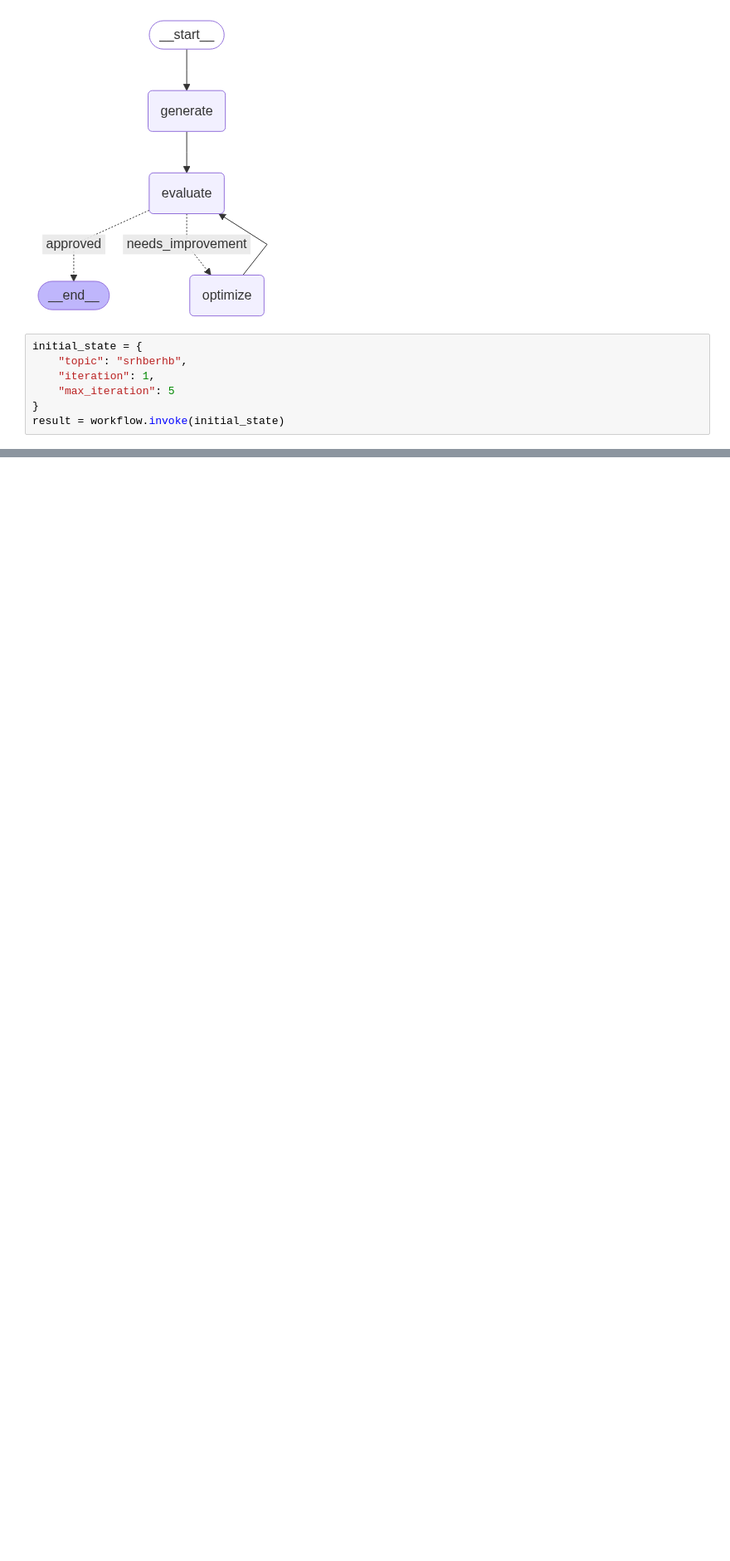
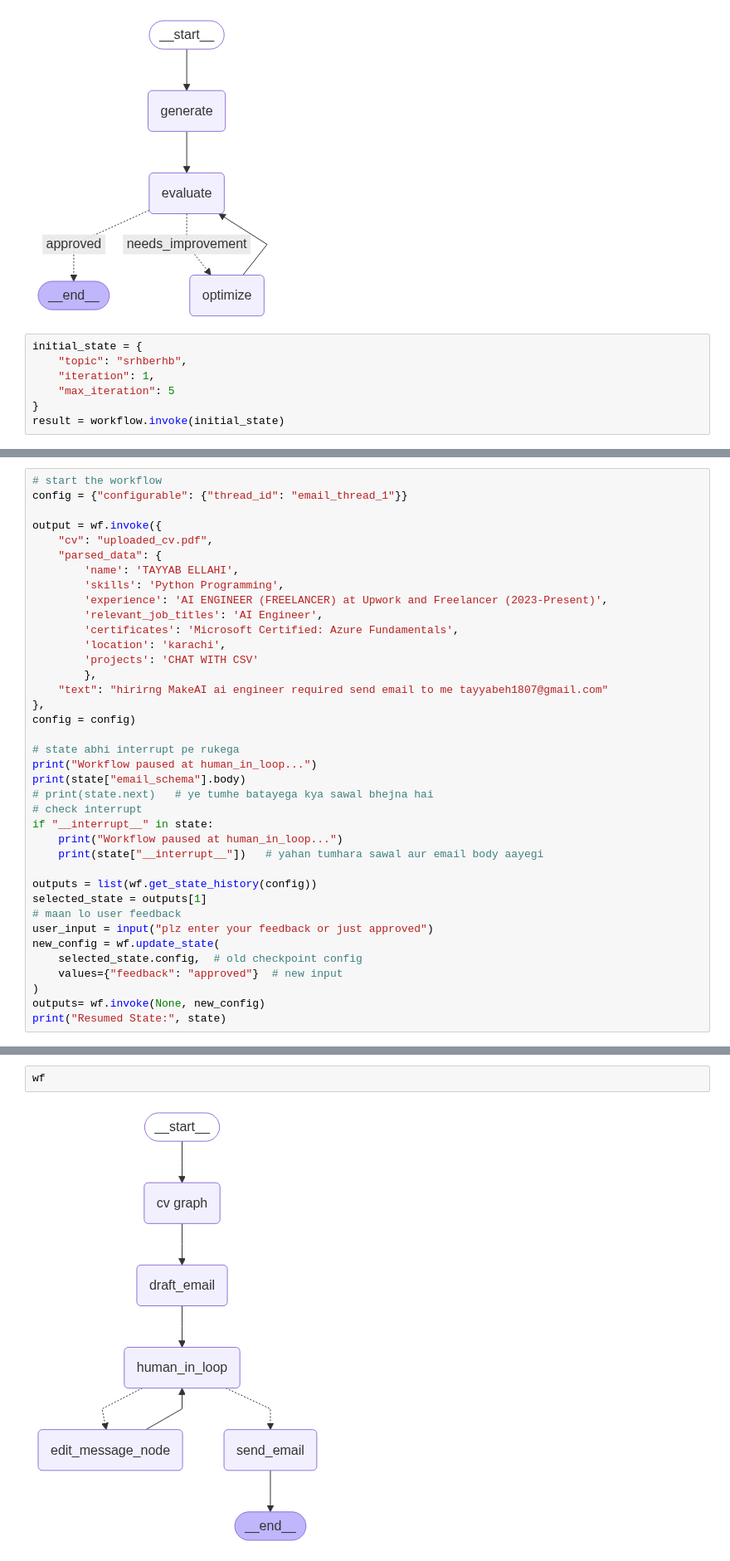
Before and after one commit to tayyabeh/AI-Practice, a Jupyter notebook: langraph learning/iterative_workflow.ipynb, the cells around one changed output, grey strips where cells are left out. Shown at 83% size. Saved outputs shown, nothing was run; the diff lists cells and outputs as text; blank space fills up the shorter version.

```diff
--- a/langraph learning/iterative_workflow.ipynb
+++ b/langraph learning/iterative_workflow.ipynb
@@ -164,0 +844,38 @@ result
+# %%
+# start the workflow
+config = {"configurable": {"thread_id": "email_thread_1"}}
+
+output = wf.invoke({
+    "cv": "uploaded_cv.pdf",
+    "parsed_data": {
+        'name': 'TAYYAB ELLAHI',
+        'skills': 'Python Programming',
+        'experience': 'AI ENGINEER (FREELANCER) at Upwork and Freelancer (2023-Present)',
+        'relevant_job_titles': 'AI Engineer',
+        'certificates': 'Microsoft Certified: Azure Fundamentals',
+        'location': 'karachi',
+        'projects': 'CHAT WITH CSV'
+        },
+    "text": "hirirng MakeAI ai engineer required send email to me tayyabeh1807@gmail.com"
+},
+config = config)
+
+# state abhi interrupt pe rukega
+print("Workflow paused at human_in_loop...")
+print(state["email_schema"].body)
+# print(state.next)   # ye tumhe batayega kya sawal bhejna hai
+# check interrupt
+if "__interrupt__" in state:
+    print("Workflow paused at human_in_loop...")
+    print(state["__interrupt__"])   # yahan tumhara sawal aur email body aayegi
+
+outputs = list(wf.get_state_history(config))
+selected_state = outputs[1]
+# maan lo user feedback
+user_input = input("plz enter your feedback or just approved")
+new_config = wf.update_state(
+    selected_state.config,  # old checkpoint config
+    values={"feedback": "approved"}  # new input
+)
+outputs= wf.invoke(None, new_config)
+print("Resumed State:", state)
@@ -164,0 +1381,4 @@ result
+# %%
+wf
+# %% [output]
+[figure, added]
```
Also changed, not shown: parts of 16 cells of this notebook, 1 other file.
